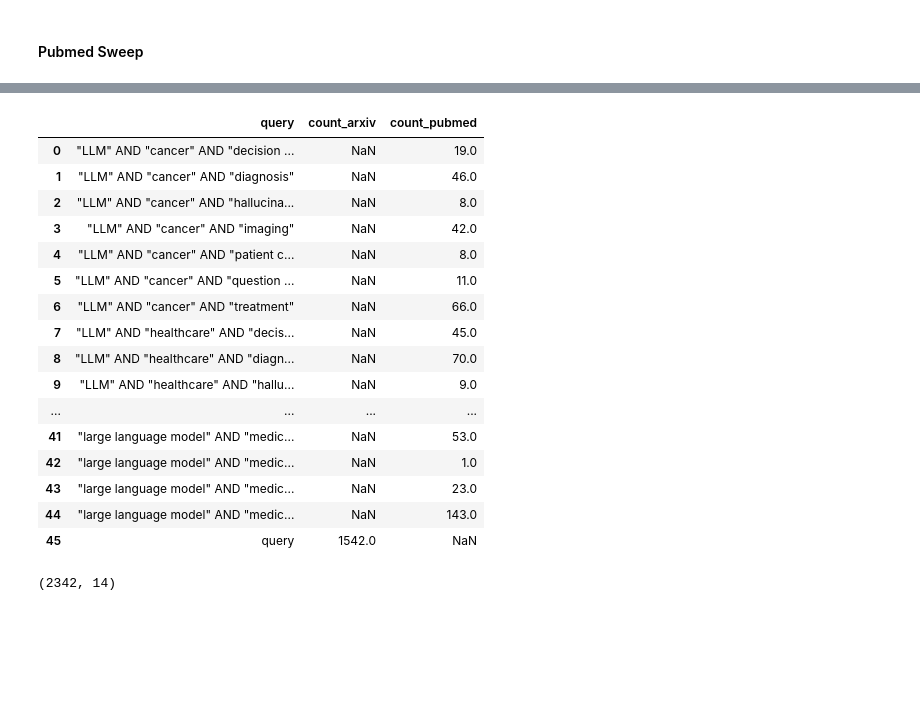
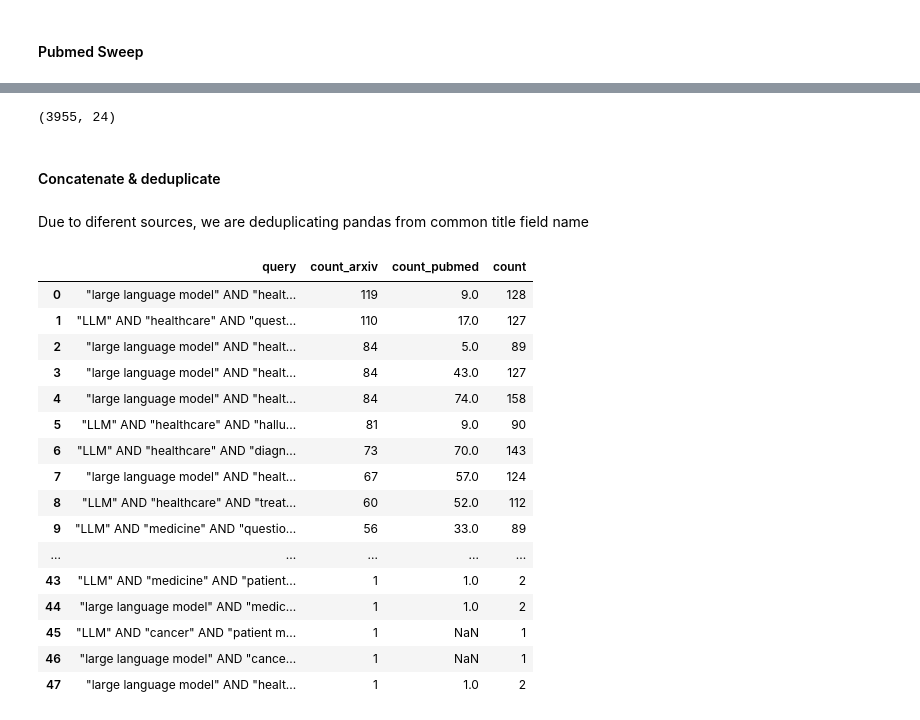
Before and after one commit to phdupmmcp/phase1_soa, a Jupyter notebook: bulk_analysis.ipynb, the cells around one changed output, grey strips where cells are left out. Drawn from its saved outputs; the diff is of its cells as text; code cells hidden in the pictures; blank space fills up the shorter version.

```diff
--- a/bulk_analysis.ipynb
+++ b/bulk_analysis.ipynb
@@ -168,27 +165,41 @@ df_arxiv['query'].value_counts().reset_index()
+# %%
+filename = 'queries_arxiv_v2_1.xlsx'
+df_arxiv = pd.read_excel(os.path.join(data_folder, filename))
+filename = 'queries_pubmed_v2_1.xlsx'
+df_pubmed = pd.read_excel(os.path.join(data_folder, filename))
+# %%
+df_combined.shape
+# %% [output]
+(3955, 24)
+# %%
+df_combined = pd.concat([df_pubmed, df_arxiv], ignore_index=True)
+df_combined['short_title'] = df_combined['title']#.str[:50]
+# %% [markdown]
+#### Concatenate & deduplicate
+# %% [markdown]
+Due to diferent sources, we are deduplicating pandas from common title field name
 # %%
-df_pubmed_query_values= df_pubmed['query'].value_counts().reset_index()
-df_arxiv_query_values= df_arxiv['query'].value_counts().reset_index()
+df_pubmed_query_values= df_pubmed['query'].value_counts().reset_index().astype({'count': int})
+df_arxiv_query_values= df_arxiv['query'].value_counts().reset_index().astype({'count': int})
+df_combined_query_values= df_combined['query'].value_counts().reset_index().astype({'count': int}).fillna(0)
 df_merged_query_values = df_arxiv_query_values.merge(df_pubmed_query_values, on='query', how='outer', suffixes=('_arxiv', '_pubmed'))
+df_merged_query_values = df_merged_query_values.merge(df_combined_query_values,on='query', how='outer', suffixes=('_arxiv', '_pubmed'))
 df_merged_query_values
 # %% [output]
-|  | query | count_arxiv | count_pubmed |
-| 0 | "LLM" AND "cancer" AND "decision ... | NaN | 19.0 |
-| 1 | "LLM" AND "cancer" AND "diagnosis" | NaN | 46.0 |
-| 2 | "LLM" AND "cancer" AND "hallucina... | NaN | 8.0 |
-| 3 | "LLM" AND "cancer" AND "imaging" | NaN | 42.0 |
-| 4 | "LLM" AND "cancer" AND "patient c... | NaN | 8.0 |
-| 5 | "LLM" AND "cancer" AND "question ... | NaN | 11.0 |
-| 6 | "LLM" AND "cancer" AND "treatment" | NaN | 66.0 |
-| 7 | "LLM" AND "healthcare" AND "decis... | NaN | 45.0 |
-| 8 | "LLM" AND "healthcare" AND "diagn... | NaN | 70.0 |
-| 9 | "LLM" AND "healthcare" AND "hallu... | NaN | 9.0 |
-| ... | ... | ... | ... |
-| 41 | "large language model" AND "medic... | NaN | 53.0 |
-| 42 | "large language model" AND "medic... | NaN | 1.0 |
-| 43 | "large language model" AND "medic... | NaN | 23.0 |
-| 44 | "large language model" AND "medic... | NaN | 143.0 |
-| 45 | query | 1542.0 | NaN |
+|  | query | count_arxiv | count_pubmed | count |
+| 0 | "large language model" AND "healt... | 119 | 9.0 | 128 |
+| 1 | "LLM" AND "healthcare" AND "quest... | 110 | 17.0 | 127 |
+| 2 | "large language model" AND "healt... | 84 | 5.0 | 89 |
+| 3 | "large language model" AND "healt... | 84 | 43.0 | 127 |
+| 4 | "large language model" AND "healt... | 84 | 74.0 | 158 |
+| 5 | "LLM" AND "healthcare" AND "hallu... | 81 | 9.0 | 90 |
+| 6 | "LLM" AND "healthcare" AND "diagn... | 73 | 70.0 | 143 |
+| 7 | "large language model" AND "healt... | 67 | 57.0 | 124 |
+| 8 | "LLM" AND "healthcare" AND "treat... | 60 | 52.0 | 112 |
+| 9 | "LLM" AND "medicine" AND "questio... | 56 | 33.0 | 89 |
+| ... | ... | ... | ... | ... |
+| 43 | "LLM" AND "medicine" AND "patient... | 1 | 1.0 | 2 |
+| 44 | "large language model" AND "medic... | 1 | 1.0 | 2 |
+| 45 | "LLM" AND "cancer" AND "patient m... | 1 | NaN | 1 |
+| 46 | "large language model" AND "cance... | 1 | NaN | 1 |
+| 47 | "large language model" AND "healt... | 1 | 1.0 | 2 |
-# %%
-df_pubmed.shape
-# %% [output]
-(2342, 14)
```
Also changed, not shown: parts of 25 cells of this notebook, 5 other files.
